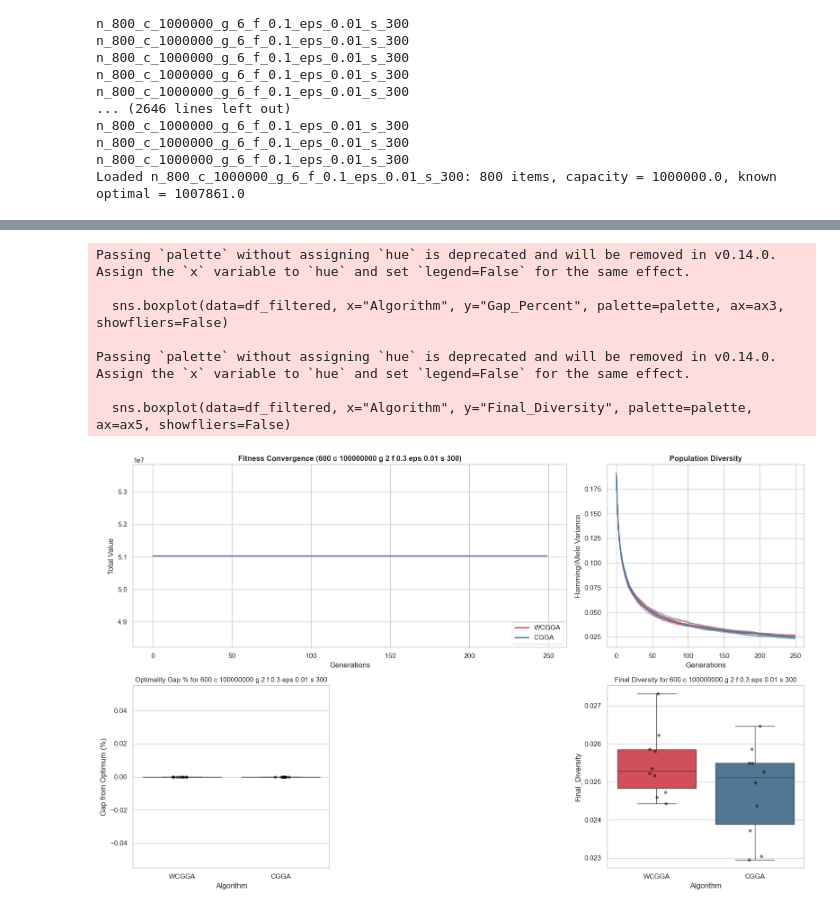
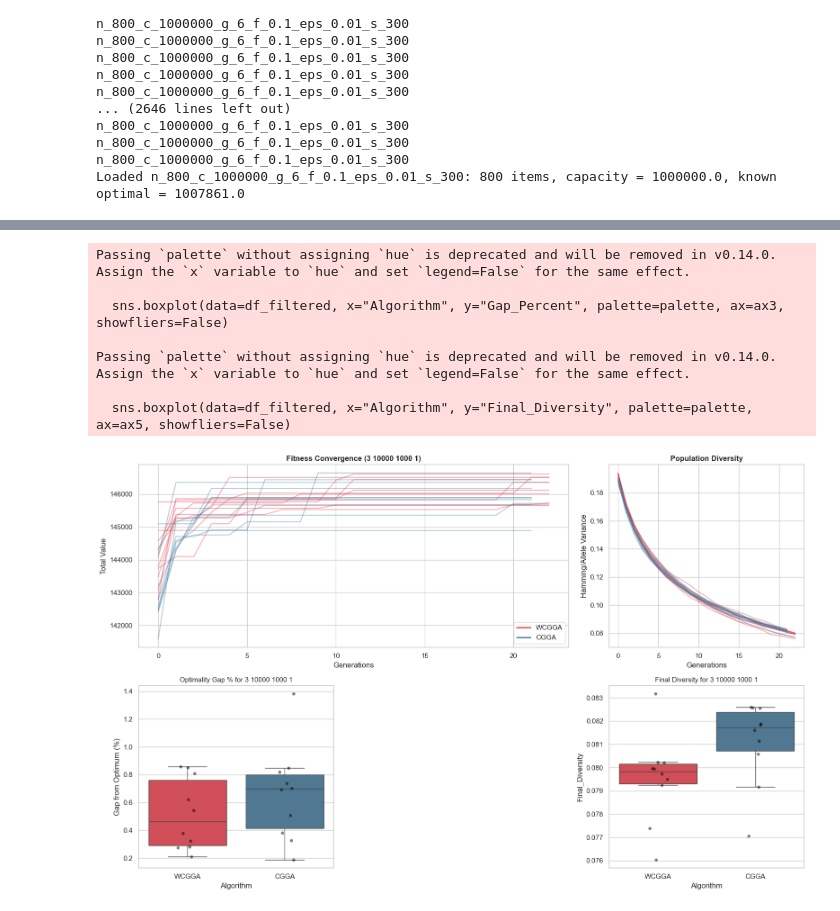
Before and after one commit to RubinInsert/AboriginalKinshipBasedOptimization, a Jupyter notebook: algorithm_benchmark.ipynb, the cells around one changed output, grey strips where cells are left out. Cells and saved outputs as stored; diff of their text form; code cells hidden in the pictures.

Commit message:
Pisinger Problems and updated results + graphs

```diff
--- a/algorithm_benchmark.ipynb
+++ b/algorithm_benchmark.ipynb
@@ -32,6 +32,7 @@ import numpy as np
 import time
 import json
 import multiprocessing
+import os
 from joblib import Parallel, delayed  # <--- NEW IMPORTS
 from knapsack import Knapsack
 from WCGGA import run_WCGGA
@@ -44,7 +45,10 @@ PROBLEMS = [
     # ("Knapsack_Problems/problemInstances/n_800_c_10000000000_g_10_f_0.3_eps_0_s_200/test.in", 9980515157),
     # ("Knapsack_Problems/problemInstances/n_1000_c_1000000_g_14_f_0.2_eps_0.1_s_200/test.in", 1008699),
     # ("Knapsack_Problems/problemInstances/n_1000_c_1000000_g_2_f_0.3_eps_1e-05_s_200/test.in", 528690),
-    ("Knapsack_Problems/problemInstances/n_600_c_100000000_g_2_f_0.3_eps_0.01_s_300/test.in", 51026718),
+    ("Pisinger_Knapsack_Problems/large_scale/knapPI_3_1000_1000_1", "Pisinger_Knapsack_Problems/large_scale-optimum/knapPI_3_1000_1000_1"),
+    ("Pisinger_Knapsack_Problems/large_scale/knapPI_3_2000_1000_1", "Pisinger_Knapsack_Problems/large_scale-optimum/knapPI_3_2000_1000_1"),
+    ("Pisinger_Knapsack_Problems/large_scale/knapPI_3_5000_1000_1", "Pisinger_Knapsack_Problems/large_scale-optimum/knapPI_3_5000_1000_1"),
+    ("Pisinger_Knapsack_Problems/large_scale/knapPI_3_10000_1000_1", "Pisinger_Knapsack_Problems/large_scale-optimum/knapPI_3_10000_1000_1"),
 ]
 
 SEEDS = list(range(10))
@@ -52,8 +56,8 @@ ALGORITHMS = ["WCGGA", "CGGA"]
 
 PARAMS = {
     "pop_size": 2400,
-    "max_time": 120000,
-    "max_generations": 250,
+    "max_time": 1200,
+    "max_generations": 250000,
     "stagnation_limit": 75,
     "initialization_feasability": 0.3
 }
@@ -65,14 +69,15 @@ history_data = []
 # 2. DEFINE THE WORKER FUNCTION
 #    (This replaces the code inside your old loop)
 # ==========================================
-def run_single_experiment(algo_name, p_path, optimal_value, seed, params):
+def run_single_experiment(algo_name, p_path, optimal_value_path, seed, params):
     """
     Runs one algorithm on one problem with one seed.
     Returns the summary dict and the history dict.
     """
     # Re-initialize knapsack inside the worker process (Critical for pickling)
-    local_knapsack = Knapsack(p_path)
+    local_knapsack = Knapsack(p_path, optimal_value_path)
     mutation_prob = 4.0 / len(local_knapsack)
+    optimal_value = local_knapsack.optimal_value
 
     start_wall_time = time.time()
 
@@ -119,7 +124,7 @@ def run_single_experiment(algo_name, p_path, optimal_value, seed, params):
     # 1. Summary Record
     summary_record = {
         "Algorithm": algo_name,
-        "Problem": p_path.split('/')[-2],
+        "Problem": os.path.basename(p_path),
         "Seed": seed,
         "Best_Fitness": best_fitness,
         "Optimal": optimal_value,
@@ -133,7 +138,7 @@ def run_single_experiment(algo_name, p_path, optimal_value, seed, params):
     # 2. History Record
     history_record = {
         "Algorithm": algo_name,
-        "Problem": p_path.split('/')[-2],
+        "Problem": os.path.basename(p_path),
         "Seed": seed,
         "Fitness_Curve": [float(x) for x in res['max_values']],
         "Diversity_Curve": [float(x) for x in res.get('diversity_history', [])]
@@ -210,9 +218,9 @@ import matplotlib.pyplot as plt
 import io
 # Fix Optimality Gap Graph - DONE
 # Fix Nuke logic - DONE
-# New problem-set: https://hjemmesider.diku.dk/~pisinger/codes.html
+# New problem-set: https://hjemmesider.diku.dk/~pisinger/codes.html, https://github.com/dnlfm/knapsack-01-instances - DONE
 # Optimality over time
-# Fitness over time - Limit Y axis from min value to max value
+# Fitness over time - Limit Y axis from min value to max value - Automatically done by matplotlib
 # WilCox Ranksum Test, P-Value: https://astatsa.com/WilcoxonTest/
     # Enter the final settled optimal value for each problem instance (i.e. the 10 runs)
 
@@ -222,9 +230,9 @@ import io
 
 # A. Load History (JSON) - For Curves
 # (Assuming file exists, using the filename you provided)
-json_filename = "benchmark_history_20251216-134820.json"
-csv_filename = "benchmark_results_20251216-134820.csv"
-problem_id = "n_600_c_100000000_g_2_f_0.3_eps_0.01_s_300"
+json_filename = "benchmark_history_20251216-181228.json"
+csv_filename = "benchmark_results_20251216-181228.csv"
+problem_id = "knapPI_3_10000_1000_1"
 try:
     with open(json_filename, "r") as f:
         history_data = json.load(f)
@@ -304,31 +312,31 @@ ax2.set_ylabel("Hamming/Allele Variance")
 # Define Palette
 palette = {"WCGGA": "#E63946", "CGGA": "#457B9D"}
 problem_title = problem_id.replace('_', ' ').split(' ', 1)[1] # Optional: Clean up title
 
 # --- C. Optimality Gap (Lower Left) ---
 ax3 = fig.add_subplot(gs[1, 0])
 # FIX: Use df_filtered here!
 sns.boxplot(data=df_filtered, x="Algorithm", y="Gap_Percent", palette=palette, ax=ax3, showfliers=False)
 sns.stripplot(data=df_filtered, x="Algorithm", y="Gap_Percent", color="black", alpha=0.5, ax=ax3)
 ax3.set_title(f"Optimality Gap % for {problem_title}", fontsize=11)
 ax3.set_ylabel("Gap from Optimum (%)")
 
 
 # --- E. Final Diversity (Lower Right) ---
 ax5 = fig.add_subplot(gs[1, 2])
 # FIX: Use df_filtered here!
 sns.boxplot(data=df_filtered, x="Algorithm", y="Final_Diversity", palette=palette, ax=ax5, showfliers=False)
 sns.stripplot(data=df_filtered, x="Algorithm", y="Final_Diversity", color="black", alpha=0.5, ax=ax5)
 ax5.set_title(f"Final Diversity for {problem_title}", fontsize=11)
 
 plt.tight_layout()
 plt.show()
 # %% [output]
 Passing `palette` without assigning `hue` is deprecated and will be removed in v0.14.0. Assign the `x` variable to `hue` and set `legend=False` for the same effect.
 
   sns.boxplot(data=df_filtered, x="Algorithm", y="Gap_Percent", palette=palette, ax=ax3, showfliers=False)
 
 Passing `palette` without assigning `hue` is deprecated and will be removed in v0.14.0. Assign the `x` variable to `hue` and set `legend=False` for the same effect.
 
   sns.boxplot(data=df_filtered, x="Algorithm", y="Final_Diversity", palette=palette, ax=ax5, showfliers=False)
-[figure, old version]
+[figure, new version]
```
Also changed, not shown: parts of 1 cell of this notebook, 47 other files.
